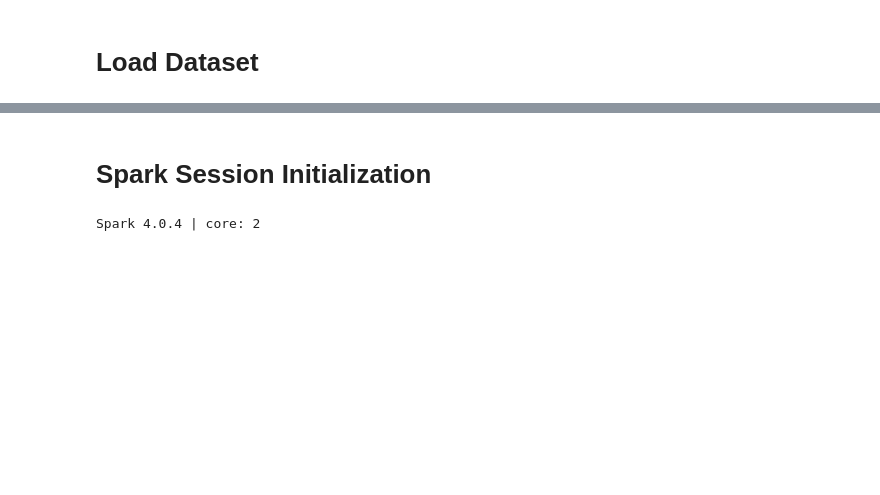
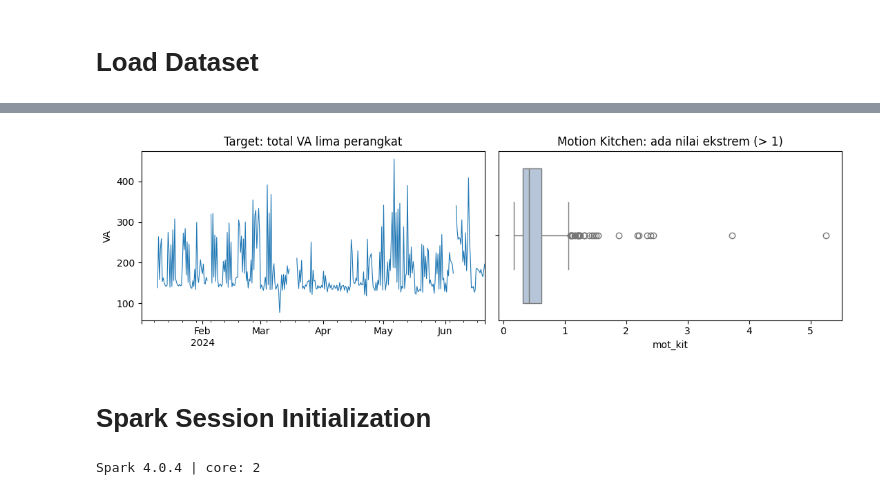
Before and after one commit to axelkrnwn/tes, a Jupyter notebook: code.ipynb, the cells around one changed output, grey strips where cells are left out. Saved outputs shown, nothing was run; the diff lists cells and outputs as text; code cells hidden in the pictures; blank space fills up the shorter version.

```diff
--- a/code.ipynb
+++ b/code.ipynb
@@ -22,0 +123,13 @@ hello world
+# %%
+TARGET_DEVICES = ["Coffee Machine", "Fridge", "Kettle", "Microwave", "Printer"]
+MAX_GAP = 2
+
+va_t = VA[TARGET_DEVICES]
+na_before = va_t.isna().sum()
+va_i = va_t.interpolate(method="linear", limit=MAX_GAP, limit_area="inside")
+na_after = va_i.isna().sum()
+
+display(pd.DataFrame({"kosong_sebelum": na_before, "kosong_sesudah": na_after}))
+
+y = va_i.sum(axis=1, min_count=len(TARGET_DEVICES)).rename("y")
+print(f"Target y (total VA): {y.notna().sum()} bin valid dari {len(y)}")
@@ -22,0 +145,10 @@ hello world
+# %%
+env_raw = pd.DataFrame({
+    "temp_lab": TEMP["Lab"], "temp_kit": TEMP["Kitchen"],
+    "hum_lab": HUM["Lab"],   "hum_kit": HUM["Kitchen"],
+    "mot_kit": MOTION["Kitchen"],
+})
+print("Kosong sebelum:", env_raw.isna().sum().to_dict())
+env = env_raw.interpolate(method="linear", limit=MAX_GAP, limit_area="inside")
+print("Kosong sesudah:", env.isna().sum().to_dict())
+display(env.describe().round(2))
@@ -23,3 +167,24 @@ hello world
+# %%
+def iqr_outliers(s):
+    q1, q3 = s.quantile([.25, .75])
+    i = q3 - q1
+    return int(((s < q1 - 1.5 * i) | (s > q3 + 1.5 * i)).sum())
+
+out_tab = pd.DataFrame({c: [iqr_outliers(s.dropna()), int(s.notna().sum())]
+                        for c, s in pd.concat([y, env], axis=1).items()},
+                       index=["outlier_IQR", "n_valid"]).T
+
+fig, ax = plt.subplots(1, 2, figsize=(11, 3.4))
+y.plot(ax=ax[0], lw=.8)
+ax[0].set_title("Target: total VA lima perangkat")
+ax[0].set_ylabel("VA")
+ax[0].set_xlabel("")
+sns.boxplot(x=env["mot_kit"].dropna(), ax=ax[1], color="lightsteelblue")
+
+ax[1].set_title("Motion Kitchen: ada nilai ekstrem (> 1)")
+plt.tight_layout(); plt.show()
+# %% [output]
+[figure, added]
 # %% [markdown]
 # **Spark Session Initialization**
 # %%
```
Also changed, not shown: parts of 10 cells of this notebook.
